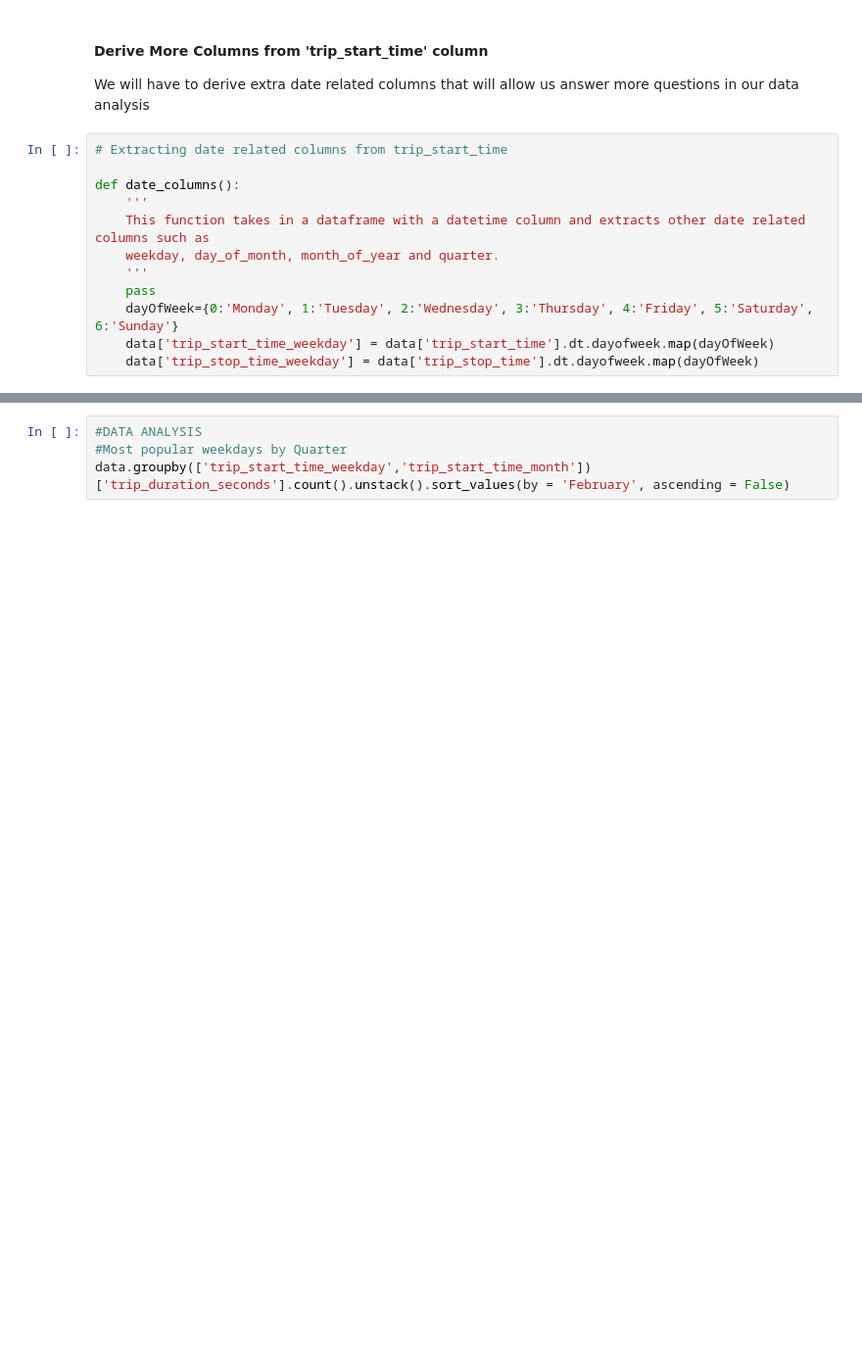
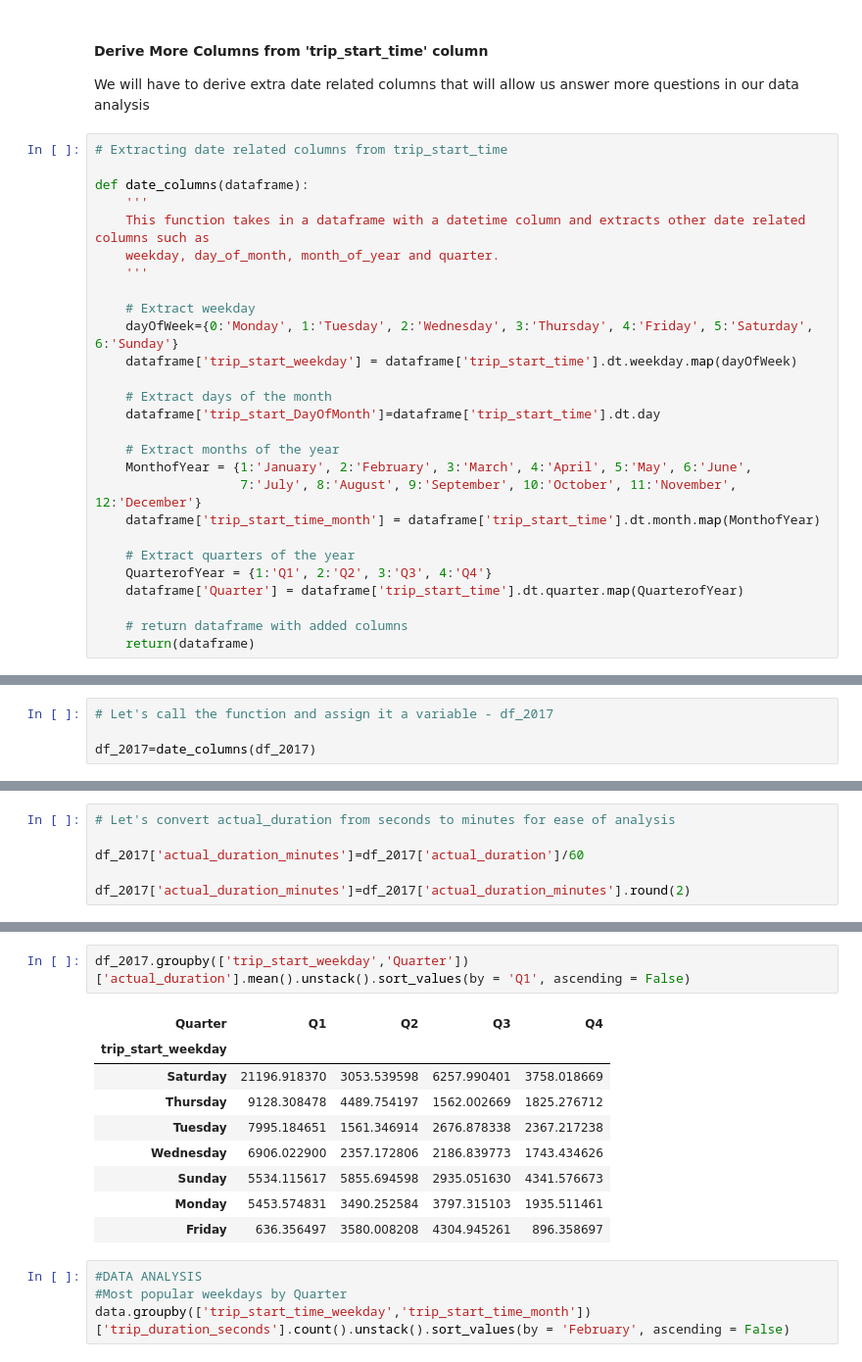
Before and after one commit to PrinceDuru/Operations_Analysis, a Jupyter notebook: Toronto_Bike_Share_Data_Analysis_Code.ipynb, the cells around one changed output, grey strips where cells are left out. Shown at 98% size. Drawn from its saved outputs; the diff is of its cells as text; blank space fills up the shorter version.

```diff
--- a/Toronto_Bike_Share_Data_Analysis_Code.ipynb
+++ b/Toronto_Bike_Share_Data_Analysis_Code.ipynb
@@ -383,12 +383,27 @@ We will have to derive extra date related columns that will allow us answer more
 # %%
 # Extracting date related columns from trip_start_time
 
-def date_columns():
+def date_columns(dataframe):
     '''
     This function takes in a dataframe with a datetime column and extracts other date related columns such as
     weekday, day_of_month, month_of_year and quarter.
     '''
-    pass
+
+    # Extract weekday
     dayOfWeek={0:'Monday', 1:'Tuesday', 2:'Wednesday', 3:'Thursday', 4:'Friday', 5:'Saturday', 6:'Sunday'}
-    data['trip_start_time_weekday'] = data['trip_start_time'].dt.dayofweek.map(dayOfWeek)
-    data['trip_stop_time_weekday'] = data['trip_stop_time'].dt.dayofweek.map(dayOfWeek)
+    dataframe['trip_start_weekday'] = dataframe['trip_start_time'].dt.weekday.map(dayOfWeek)
+
+    # Extract days of the month
+    dataframe['trip_start_DayOfMonth']=dataframe['trip_start_time'].dt.day
+
+    # Extract months of the year
+    MonthofYear = {1:'January', 2:'February', 3:'March', 4:'April', 5:'May', 6:'June',
+                   7:'July', 8:'August', 9:'September', 10:'October', 11:'November', 12:'December'}
+    dataframe['trip_start_time_month'] = dataframe['trip_start_time'].dt.month.map(MonthofYear)
+
+    # Extract quarters of the year
+    QuarterofYear = {1:'Q1', 2:'Q2', 3:'Q3', 4:'Q4'}
+    dataframe['Quarter'] = dataframe['trip_start_time'].dt.quarter.map(QuarterofYear)
+
+    # return dataframe with added columns
+    return(dataframe)
@@ -437,0 +410,4 @@ data.sample(2)
+# %%
+# Let's call the function and assign it a variable - df_2017
+
+df_2017=date_columns(df_2017)
@@ -437,0 +438,6 @@ data.sample(2)
+# %%
+# Let's convert actual_duration from seconds to minutes for ease of analysis
+
+df_2017['actual_duration_minutes']=df_2017['actual_duration']/60
+
+df_2017['actual_duration_minutes']=df_2017['actual_duration_minutes'].round(2)
@@ -438,3 +465,15 @@ data.sample(2)
+# %%
+df_2017.groupby(['trip_start_weekday','Quarter'])['actual_duration'].mean().unstack().sort_values(by = 'Q1', ascending = False)
+# %% [output]
+| Quarter | Q1 | Q2 | Q3 | Q4 |
+| trip_start_weekday |  |  |  |  |
+| Saturday | 21196.918370 | 3053.539598 | 6257.990401 | 3758.018669 |
+| Thursday | 9128.308478 | 4489.754197 | 1562.002669 | 1825.276712 |
+| Tuesday | 7995.184651 | 1561.346914 | 2676.878338 | 2367.217238 |
+| Wednesday | 6906.022900 | 2357.172806 | 2186.839773 | 1743.434626 |
+| Sunday | 5534.115617 | 5855.694598 | 2935.051630 | 4341.576673 |
+| Monday | 5453.574831 | 3490.252584 | 3797.315103 | 1935.511461 |
+| Friday | 636.356497 | 3580.008208 | 4304.945261 | 896.358697 |
 # %%
 #DATA ANALYSIS
 #Most popular weekdays by Quarter
```
Also changed, not shown: parts of 16 cells of this notebook.
